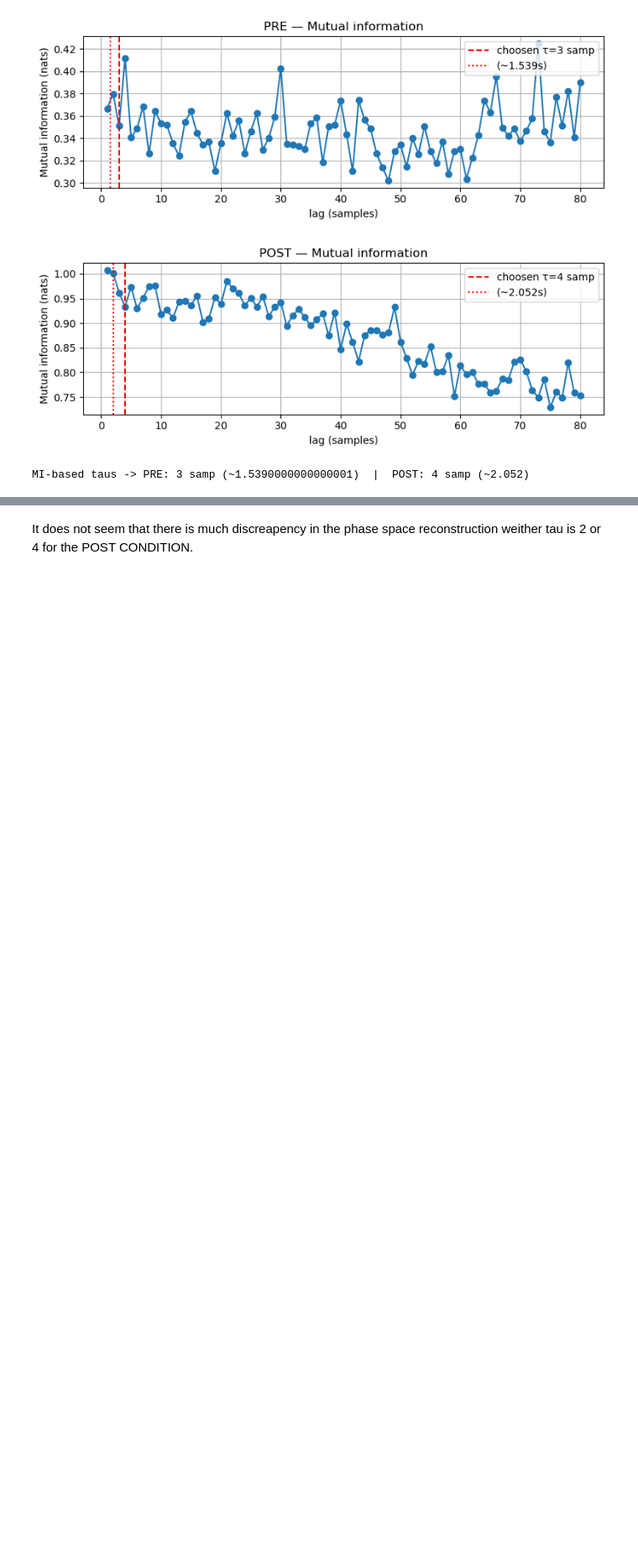
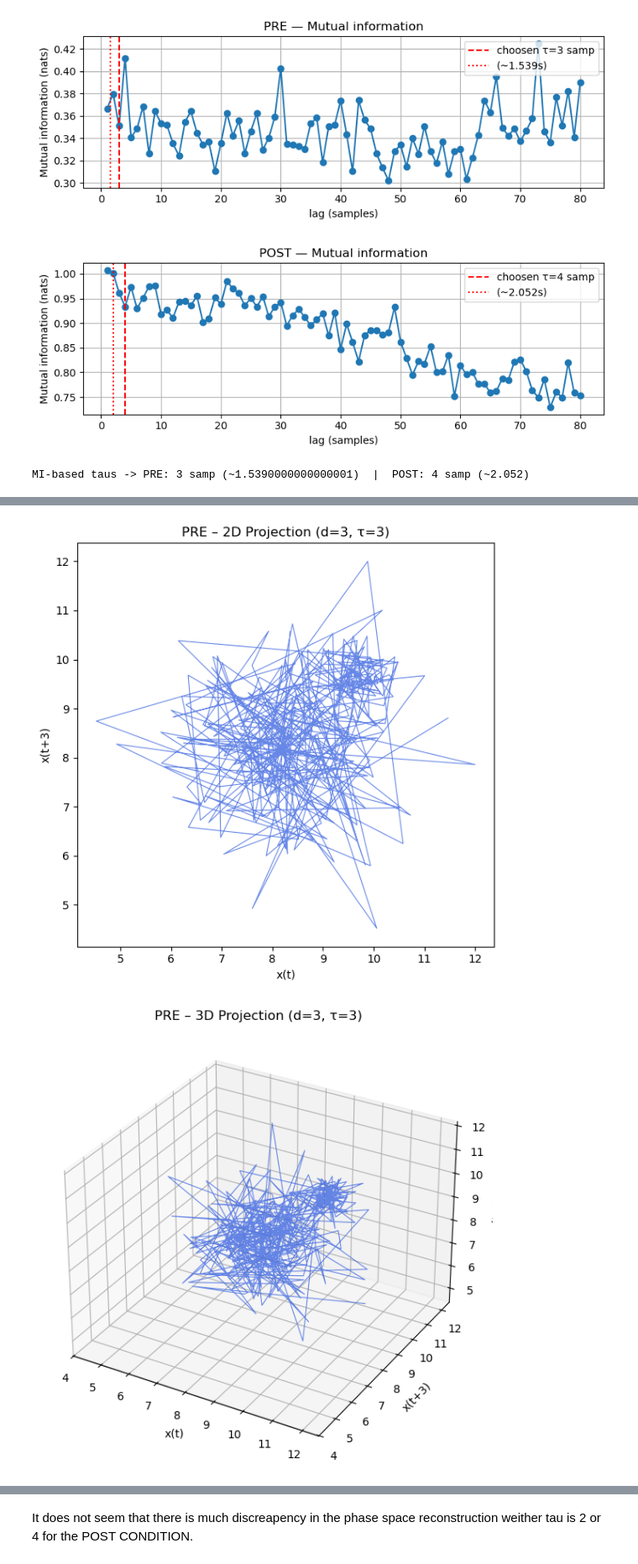
Before and after one commit to lucassavona85-png/Time-Series, a Jupyter notebook: code/RAW_BIA_LOADING.ipynb, the cells around one changed output, grey strips where cells are left out. Shown at 84% size. Cells and saved outputs as stored; diff of their text form; code cells hidden in the pictures; blank space fills up the shorter version.

```diff
--- a/code/RAW_BIA_LOADING.ipynb
+++ b/code/RAW_BIA_LOADING.ipynb
@@ -304,41 +299,0 @@ Based on those estimated time delay, I will plot 2D and 3D phase space reconstru
-# %%
-
-from mpl_toolkits.mplot3d.art3d import Line3DCollection
-def embed_time_series(x, d, tau):
-    x = np.asarray(x, dtype=float)
-    n = x.size - (d - 1) * tau
-    if n <= 0:
-        raise ValueError("Time series too short")
-    return np.array([x[i:i + d * tau:tau] for i in range(n)])
-
-def plot_phase_space(x, tau, name):
-    """Plot 2D and 3D phase space for one signal."""
-    if x is None or len(x) < 10:
-        return
-
-    # 2D
-    emb2d = embed_time_series(x, d=2, tau=tau)
-    fig, ax = plt.subplots(figsize=(6, 6))
-    ax.plot(emb2d[:, 0], emb2d[:, 1], 'b-', linewidth=0.8, alpha=0.7)
-    ax.set_xlabel('x(t)')
-    ax.set_ylabel('x(t+τ)')
-    ax.set_title(f'{name} 2D phase space (τ={tau})')
-    plt.tight_layout()
-    plt.show()
-
-    # 3D
-    emb3d = embed_time_series(x, d=3, tau=tau)
-    fig = plt.figure(figsize=(8, 6))
-    ax = fig.add_subplot(111, projection='3d')
-    ax.plot(emb3d[:, 0], emb3d[:, 1], emb3d[:, 2], 'b-', linewidth=0.8, alpha=0.7)
-    ax.set_xlabel('x(t)')
-    ax.set_ylabel('x(t+τ)')
-    ax.set_zlabel('x(t+2τ)')
-    ax.set_title(f'{name} 3D phase space (τ={tau})')
-    plt.tight_layout()
-    plt.show()
-
-# Usage:
-plot_phase_space(pha_pre, 3, "PRE")
-plot_phase_space(pha_post, 2, "POST")
-plot_phase_space(pha_post, 4, "POST")
@@ -351,0 +451,7 @@ plot_phase_space(pha_post, 4, "POST")
+# %%
+plot_phase_space(pha_pre, tau=3, d=3, name="PRE")
+plot_phase_space(pha_post, tau=4, d=4, name="POST")
+plot_phase_space(pha_post, tau=2, d=3, name="POST")
+# %% [output]
+[figure, added]
+[figure, added]
```
Also changed, not shown: parts of 26 cells of this notebook.
